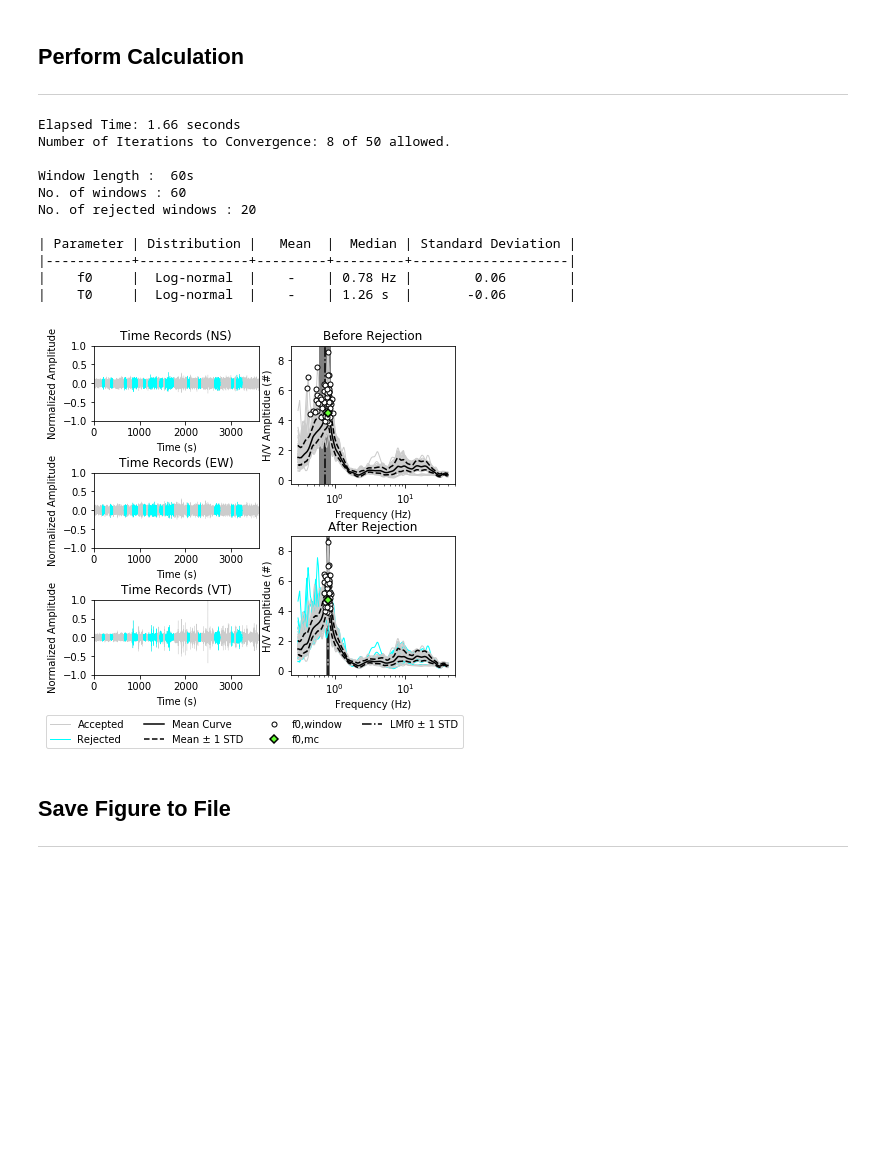
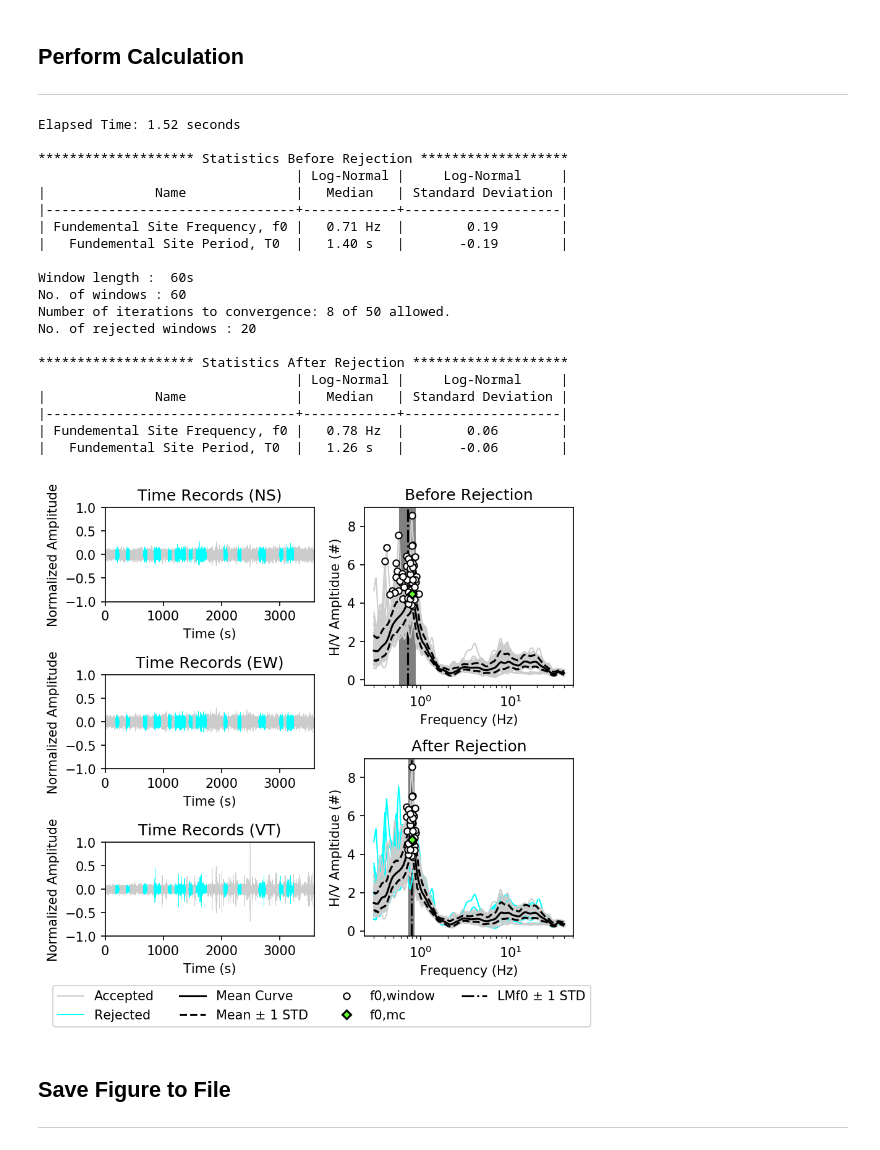
Before and after one commit to jpvantassel/hvsrpy, a Jupyter notebook: examples/simple_hvsrpy_interface.ipynb, the cells around one changed output. Cells and saved outputs as stored; diff of their text form; code cells hidden in the pictures; blank space fills up the shorter version.

```diff
--- a/examples/simple_hvsrpy_interface.ipynb
+++ b/examples/simple_hvsrpy_interface.ipynb
@@ -100,7 +100,7 @@ distribution_mc = "log-normal"
 ## Perform Calculation
 ---
 # %%
-fig = plt.figure(figsize=(6,6))
+fig = plt.figure(figsize=(6,6), dpi=150)
 gs = fig.add_gridspec(nrows=6,ncols=6)
 
 ax0 = fig.add_subplot(gs[0:2, 0:3])
@@ -153,54 +153,76 @@ for ax, title in zip([ax3, ax4], ["Before Rejection", "After Rejection"]):
     ax.set_xscale('log')
     ax.set_xlabel("Frequency (Hz)")
     ax.set_ylabel("H/V Ampltidue (#)")
+    x = 19
     if rejection_bool:
         if title=="Before Rejection":
+            print()
+            print(f"*{'*'*x} Statistics Before Rejection {'*'*x}")
+            hv.print_stats(distribution_f0)
+            print()
             c_iter = hv.reject_windows(n, max_iterations=n_iteration, distribution_f0=distribution_f0, distribution_mc=distribution_mc)
-            print(f"Number of Iterations to Convergence: {c_iter} of {n_iteration} allowed.\n")
+            print(f"Window length :  {str(windowlength)}s")
+            print(f"No. of windows : {sensor.ns.n_windows}")
+            print(f"Number of iterations to convergence: {c_iter} of {n_iteration} allowed.")
         elif title=="After Rejection":
-            fig.legend(ncol=4, loc='lower center', bbox_to_anchor=(0.5, 0))
+            fig.legend(ncol=4, loc='lower center', bbox_to_anchor=(0.51, 0))
+            print(f"No. of rejected windows : {len(hv.rejected_window_indices)}")
+
+            print()
+            print(f"*{'*'*x} Statistics After Rejection {'*'*x}*")
+            hv.print_stats(distribution_f0)
+            print()
     else:
+        x += 9
+        print()
+        print(f"Window length :  {str(windowlength)}s")
+        print(f"No. of windows : {sensor.ns.n_windows}")
+        print()
+        print(f"*{'*'*x} Statistics{'*'*x}")
+        hv.print_stats(distribution_f0)
+        print()
         fig.legend(loc="upper center", bbox_to_anchor=(0.75, 0.3))
         break
     ax.set_title(title)
-
-print(f"Window length :  {str(windowlength)}s")
-print(f"No. of windows : {sensor.ns.n_windows}")
-print(f"No. of rejected windows : {len(hv.rejected_window_indices)}")
-
-print()
-hv.print_stats(distribution_f0)
-print()
 
 norm_factor = sensor.normalization_factor
 for ax, timerecord, name in zip([ax0,ax1,ax2], [sensor.ns, sensor.ew, sensor.vt], ["NS", "EW", "VT"]):
     ctime = timerecord.time
     amp = timerecord.amp/norm_factor
     ax.plot(ctime.T, amp.T, linewidth=0.3, color='#cccccc')
     ax.set_title(f"Time Records ({name})")
     ax.set_yticks([-1, -0.5, 0, 0.5, 1])
     ax.set_xlim(0, windowlength*timerecord.n_windows)
     ax.set_ylim(-1, 1)
     ax.set_xlabel('Time (s)')
     ax.set_ylabel('Normalized Amplitude')
     for window_index in hv.rejected_window_indices:
         ax.plot(ctime[window_index], amp[window_index], linewidth=0.3, color="cyan")
 
-fig.tight_layout(h_pad=0.1, w_pad=0.1, rect=(0,0.07,1,1))
+fig.tight_layout(h_pad=1, w_pad=1, rect=(0,0.07,1,1))
 plt.show()
 # %% [output]
-Elapsed Time: 1.66 seconds
-Number of Iterations to Convergence: 8 of 50 allowed.
+Elapsed Time: 1.52 seconds
+
+******************** Statistics Before Rejection *******************
+                                 | Log-Normal |     Log-Normal     |
+|              Name              |   Median   | Standard Deviation |
+|--------------------------------+------------+--------------------|
+| Fundemental Site Frequency, f0 |   0.71 Hz  |        0.19        |
+|   Fundemental Site Period, T0  |   1.40 s   |       -0.19        |
 
 Window length :  60s
 No. of windows : 60
+Number of iterations to convergence: 8 of 50 allowed.
 No. of rejected windows : 20
 
-| Parameter | Distribution |   Mean  |  Median | Standard Deviation |
-|-----------+--------------+---------+---------+--------------------|
-|    f0     |  Log-normal  |    -    | 0.78 Hz |        0.06        |
-|    T0     |  Log-normal  |    -    | 1.26 s  |       -0.06        |
+******************** Statistics After Rejection ********************
+                                 | Log-Normal |     Log-Normal     |
+|              Name              |   Median   | Standard Deviation |
+|--------------------------------+------------+--------------------|
+| Fundemental Site Frequency, f0 |   0.78 Hz  |        0.06        |
+|   Fundemental Site Period, T0  |   1.26 s   |       -0.06        |
-[figure, old version]
+[figure, new version]
 # %% [markdown]
 ## Save Figure to File
 ---
```
Also changed, not shown: parts of 1 cell of this notebook, 3 other files.
